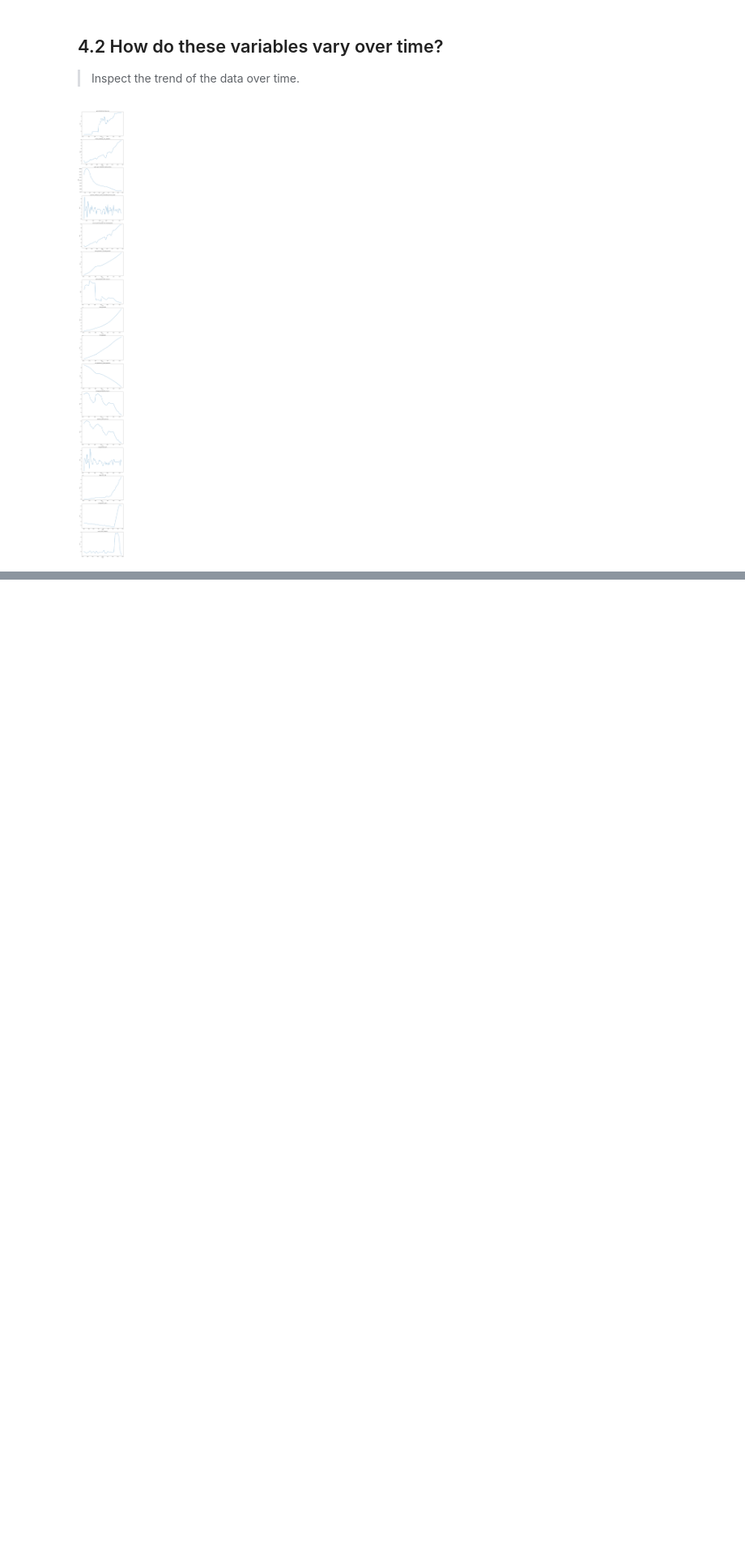
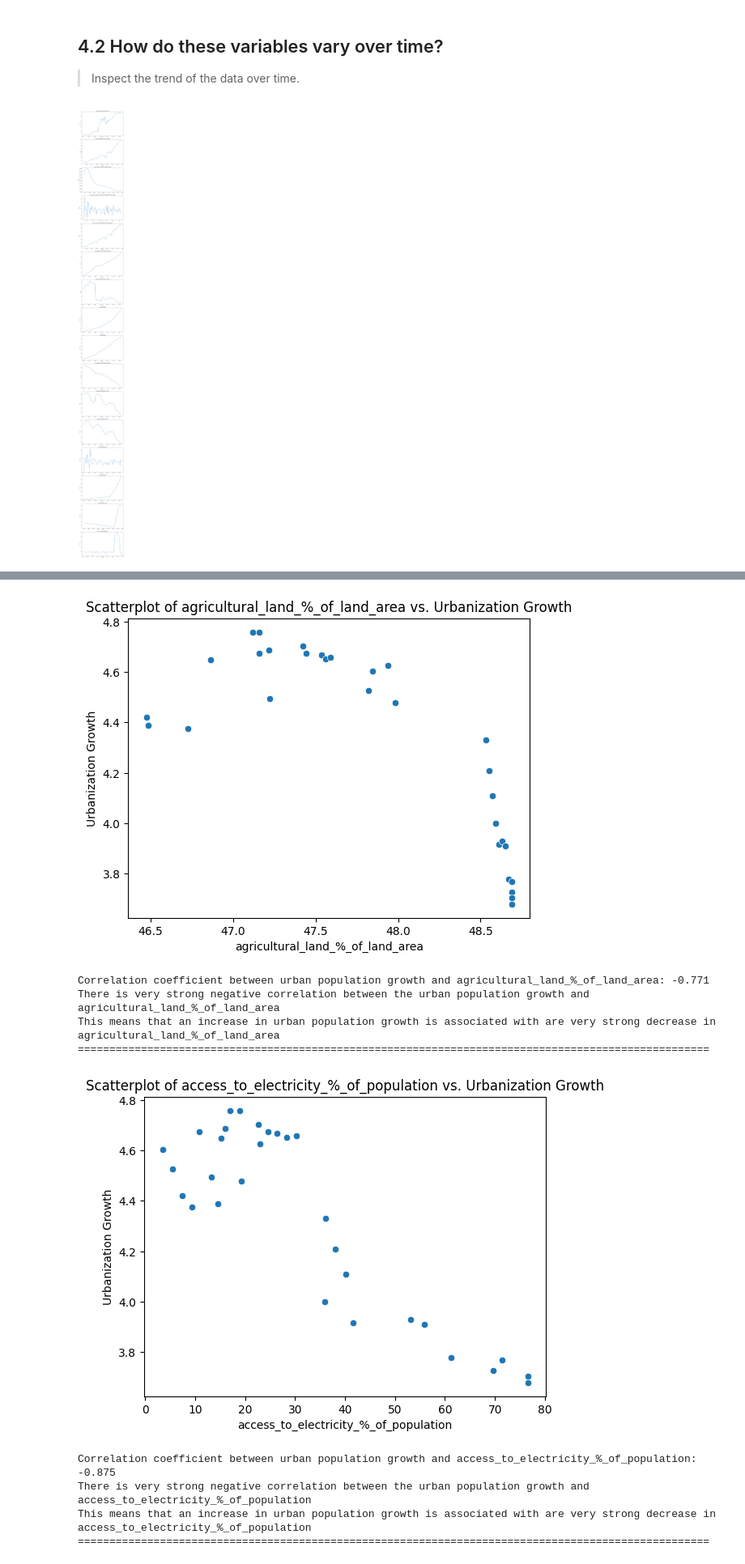
Before and after one commit to teofizzy/dte_datathon, a Jupyter notebook: src/challenges/challenge_1/index.ipynb, the cells around one changed output, grey strips where cells are left out. Shown at 81% size. Cells and saved outputs as stored; diff of their text form; code cells hidden in the pictures; blank space fills up the shorter version.

```diff
--- a/src/challenges/challenge_1/index.ipynb
+++ b/src/challenges/challenge_1/index.ipynb
@@ -636,0 +663,6 @@ plt.show()
+# %%
+# Removing the missing values because they could influence the test
+df_0 = df.dropna(axis=0)
+
+# preview
+df_0
@@ -636,0 +687,74 @@ plt.show()
+# %%
+# Select numeric variables and exclude 'urban_population_growth_annual_%'
+numeric_vars = [
+    'agricultural_land_%_of_land_area',
+    'access_to_electricity_%_of_population',
+    'adults_ages_15-49_newly_infected_with_hiv',
+    'agriculture_forestry_and_fishing_value_added_annual_%_growth',
+    'urban_population_%_of_total_population',
+    'urban_population',
+    'rural_population',
+    'rural_population_%_of_total_population',
+    'rural_population_growth_annual_%',
+    'population_growth_annual_%',
+    'gdp_growth_annual_%',
+    'unemployment_rate_%',
+    'annual_unemp_change_%',
+    'gdp_current_US$'
+]
+
+# Calculate correlation coefficients and plot scatterplots
+for var in numeric_vars:
+    correlation_coefficient = df_0['urban_population_growth_annual_%'].corr(df[var])
+
+    # Create scatterplot
+    sns.scatterplot(data=df_0, x=var, y='urban_population_growth_annual_%')
+
+    # Set title and labels
+    plt.title(f'Scatterplot of {var} vs. Urbanization Growth')
+    plt.xlabel(var)
+    plt.ylabel('Urbanization Growth')
+
+    # Show the plot
+    plt.show()
+
+    # Calculate correlation coefficient
+
+    print(f"Correlation coefficient between urban population growth and {var}: {correlation_coefficient:.3f}")
+    if correlation_coefficient > 0.5 and correlation_coefficient < 0.75:
+        print(f"There is a moderately strong positive correlation between urban population growth and {var}.")
+        print(f"This means that an increase in urban population growth is associated with an strong and modelrately increase in {var} ")
+
+    elif correlation_coefficient > 0.75 and correlation_coefficient < 1.0:
+        print(f"There is a very strong positive correlation between urban population growth and {var}")
+        print(f"This means that an increase in urban population growth is associated with a very strong and positive increase in {var} ")
+
+    elif correlation_coefficient > 0 and correlation_coefficient < 0.5:
+        print(f"There is a weak positive correlation between the variables.")
+        print(f"This means that an increase in urban population growth is associated with a weak but positive increase in {var}")
+
+    elif correlation_coefficient < 0 and correlation_coefficient > -0.5:
+        print(f"There is a weak negative correlation coefficient between the variables")
+        print(f"This means that an increase in urban population growth is associated weak decrease in {var}")
+
+    elif correlation_coefficient < -0.5 and correlation_coefficient > -0.75:
+        print(f"There is a moderately strong negative correlation between the variables")
+        print(f"This means that an increase in urban population growth is associated with a moderately strong decrease in {var}")
+
+    elif correlation_coefficient > -1 and correlation_coefficient < -0.75:
+        print(f"There is very strong negative correlation between the urban population growth and {var}")
+        print(f"This means that an increase in urban population growth is associated with are very strong decrease in {var}")
+
+    print("=" * 100)
+    print("\n")
+# %% [output]
+[figure, added]
+Correlation coefficient between urban population growth and agricultural_land_%_of_land_area: -0.771
+There is very strong negative correlation between the urban population growth and agricultural_land_%_of_land_area
+This means that an increase in urban population growth is associated with are very strong decrease in agricultural_land_%_of_land_area
+====================================================================================================
+[figure, added]
+Correlation coefficient between urban population growth and access_to_electricity_%_of_population: -0.875
+There is very strong negative correlation between the urban population growth and access_to_electricity_%_of_population
+This means that an increase in urban population growth is associated with are very strong decrease in access_to_electricity_%_of_population
+====================================================================================================
```
Also changed, not shown: parts of 10 cells of this notebook, 5 other files.
